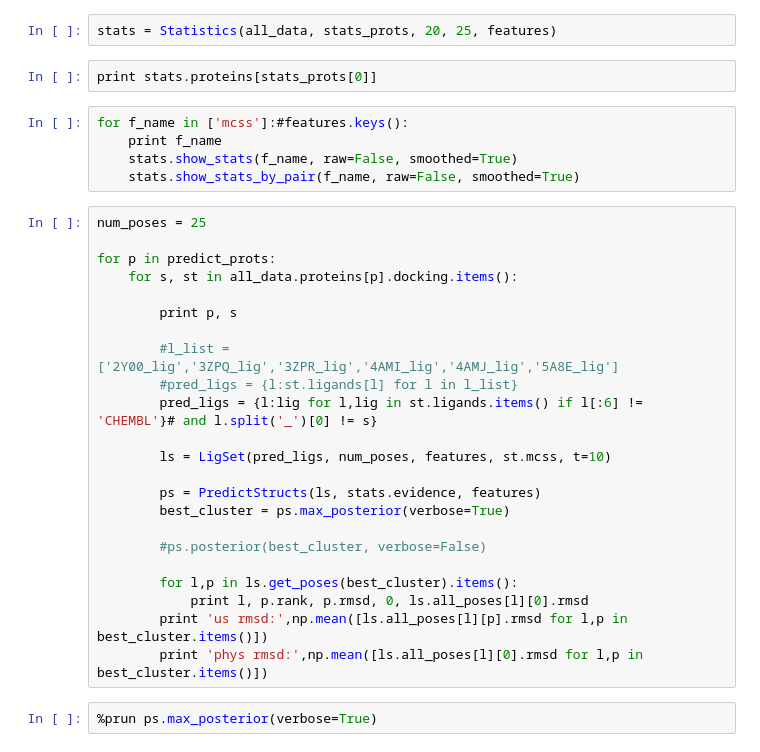
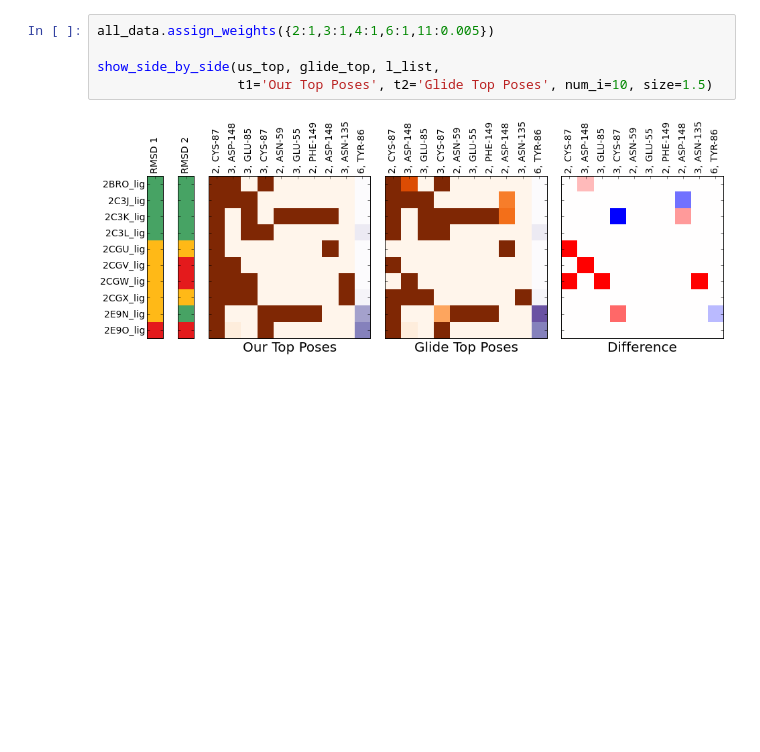
Before and after one commit to orangese/combind_multistruct_benchmarking, a Jupyter notebook: notebooks/3_predict_structures.ipynb, the cells around one changed output. Drawn from its saved outputs; the diff is of its cells as text; blank space fills up the shorter version.

```diff
--- a/notebooks/3_predict_structures.ipynb
+++ b/notebooks/3_predict_structures.ipynb
@@ -128,34 +123,7 @@ plt.show()
-# %%
-stats = Statistics(all_data, stats_prots, 20, 25, features)
-# %%
-print stats.proteins[stats_prots[0]]
-# %%
-for f_name in ['mcss']:#features.keys():
-    print f_name
-    stats.show_stats(f_name, raw=False, smoothed=True)
-    stats.show_stats_by_pair(f_name, raw=False, smoothed=True)
-# %%
-num_poses = 25
-
-for p in predict_prots:
-    for s, st in all_data.proteins[p].docking.items():
-
-        print p, s
-
-        #l_list = ['2Y00_lig','3ZPQ_lig','3ZPR_lig','4AMI_lig','4AMJ_lig','5A8E_lig']
-        #pred_ligs = {l:st.ligands[l] for l in l_list}
-        pred_ligs = {l:lig for l,lig in st.ligands.items() if l[:6] != 'CHEMBL'}# and l.split('_')[0] != s}
-
-        ls = LigSet(pred_ligs, num_poses, features, st.mcss, t=10)
-
-        ps = PredictStructs(ls, stats.evidence, features)
-        best_cluster = ps.max_posterior(verbose=True)
-
-        #ps.posterior(best_cluster, verbose=False)
-
-        for l,p in ls.get_poses(best_cluster).items():
-            print l, p.rank, p.rmsd, 0, ls.all_poses[l][0].rmsd
-        print 'us rmsd:',np.mean([ls.all_poses[l][p].rmsd for l,p in best_cluster.items()])
-        print 'phys rmsd:',np.mean([ls.all_poses[l][0].rmsd for l,p in best_cluster.items()])
-# %%
-%prun ps.max_posterior(verbose=True)
+# %%
+all_data.assign_weights({2:1,3:1,4:1,6:1,11:0.005})
+
+show_side_by_side(us_top, glide_top, l_list,
+                  t1='Our Top Poses', t2='Glide Top Poses', num_i=10, size=1.5)
+# %% [output]
+[figure, added]
```
Also changed, not shown: parts of 7 cells of this notebook, 41 other files.
